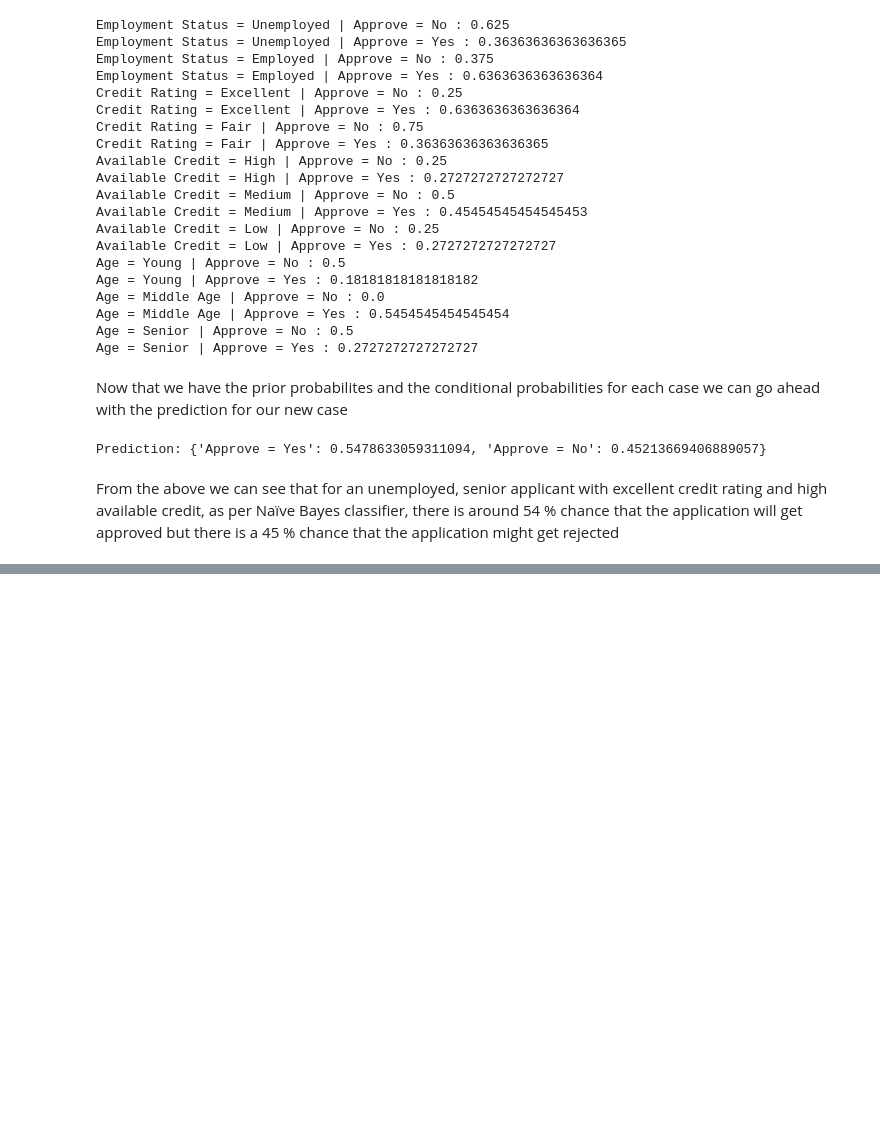
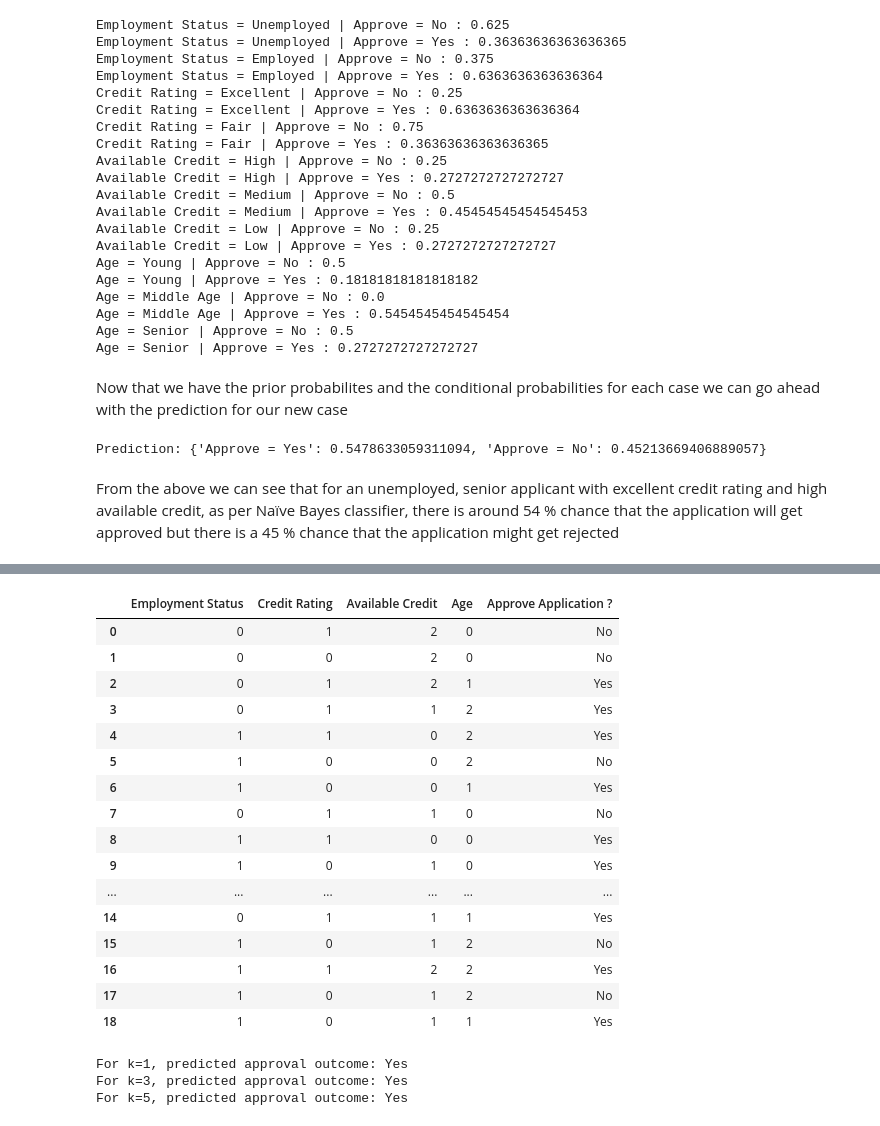
Before and after one commit to af626/CHEME6880_af626_coursework, a Jupyter notebook: 6880_hw2_af626/6880_hw2_af626.ipynb, the cells around one changed output, grey strips where cells are left out. Saved outputs shown, nothing was run; the diff lists cells and outputs as text; code cells hidden in the pictures; blank space fills up the shorter version.

```diff
--- a/6880_hw2_af626/6880_hw2_af626.ipynb
+++ b/6880_hw2_af626/6880_hw2_af626.ipynb
@@ -261,0 +421,4 @@ From the above we can see that for an unemployed, senior applicant with excellen
+# %%
+# Import the required data as dataframe
+data_3 = pd.DataFrame(pd.read_csv('data/data_1-3.csv'))
+data_3
@@ -261,0 +443,32 @@ From the above we can see that for an unemployed, senior applicant with excellen
+# %%
+# Mapping categorical features to numerical values
+numerical_data_mapping = {
+    'Employment Status': {'Unemployed': 0, 'Employed': 1},
+    'Credit Rating': {'Excellent': 1, 'Fair': 0},
+    'Available Credit': {'High': 2, 'Medium': 1, 'Low': 0},
+    'Age': {'Senior': 2, 'Middle Age': 1, 'Young': 0}
+}
+
+# Apply mapping to the DataFrame
+data_3_numerical = data_3.copy()
+for col, mapping in numerical_data_mapping.items():
+    data_3_numerical[col] = data_3[col].map(mapping)
+data_3_numerical
+# %% [output]
+|  | Employment Status | Credit Rating | Available Credit | Age | Approve Application ? |
+| 0 | 0 | 1 | 2 | 0 | No |
+| 1 | 0 | 0 | 2 | 0 | No |
+| 2 | 0 | 1 | 2 | 1 | Yes |
+| 3 | 0 | 1 | 1 | 2 | Yes |
+| 4 | 1 | 1 | 0 | 2 | Yes |
+| 5 | 1 | 0 | 0 | 2 | No |
+| 6 | 1 | 0 | 0 | 1 | Yes |
+| 7 | 0 | 1 | 1 | 0 | No |
+| 8 | 1 | 1 | 0 | 0 | Yes |
+| 9 | 1 | 0 | 1 | 0 | Yes |
+| ... | ... | ... | ... | ... | ... |
+| 14 | 0 | 1 | 1 | 1 | Yes |
+| 15 | 1 | 0 | 1 | 2 | No |
+| 16 | 1 | 1 | 2 | 2 | Yes |
+| 17 | 1 | 0 | 1 | 2 | No |
+| 18 | 1 | 0 | 1 | 1 | Yes |
@@ -261,0 +497,13 @@ From the above we can see that for an unemployed, senior applicant with excellen
+# %%
+# Convert the new application instance to numerical values
+new_application = [0, 1, 2, 2]  # Unemployed, Excellent, High, Senior
+
+# Build k-nearest neighbor classifiers for k=1, k=3, and k=5
+for k in [1, 3, 5]:
+    neighbors = k_nearest_neighbors(data_3_numerical, new_application, k)
+    prediction = predict_class(neighbors)
+    print(f"For k={k}, predicted approval outcome: {prediction}")
+# %% [output]
+For k=1, predicted approval outcome: Yes
+For k=3, predicted approval outcome: Yes
+For k=5, predicted approval outcome: Yes
```
Also changed, not shown: parts of 52 cells of this notebook.
